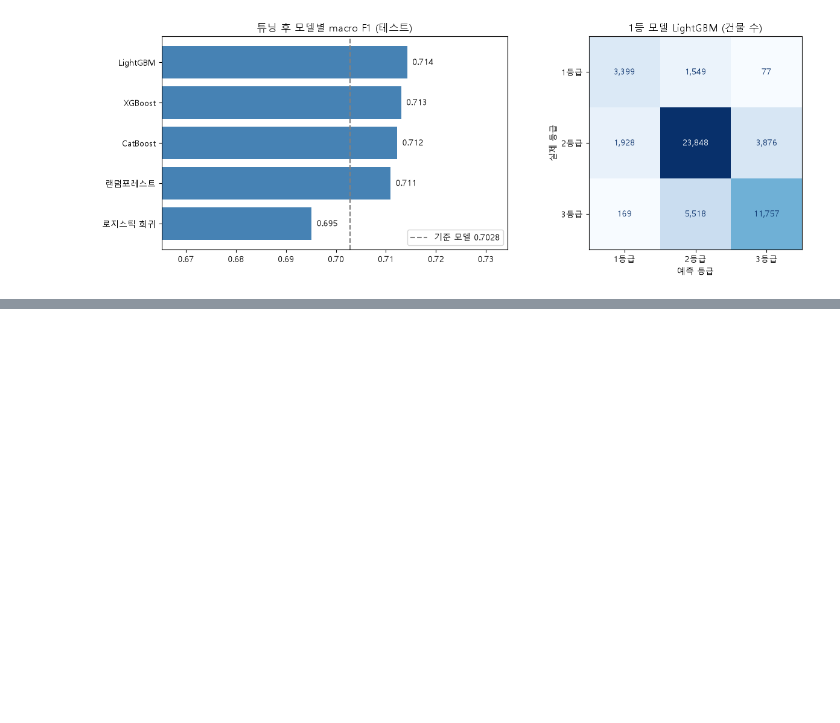
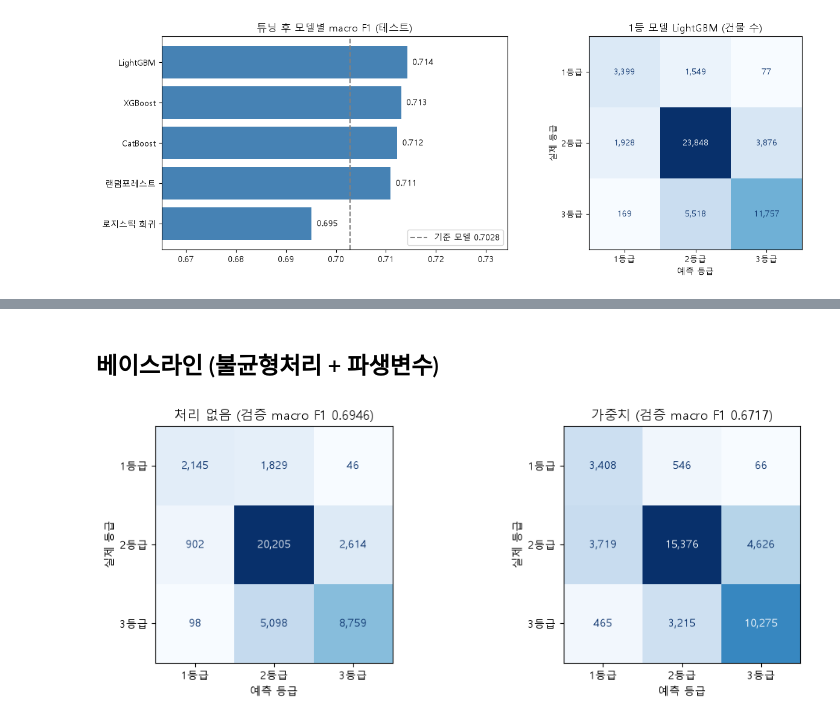
Before and after one commit to Peter-jackson12/earthquake, a Jupyter notebook: 지진.ipynb, the cells around one changed output, grey strips where cells are left out. Drawn from its saved outputs; the diff is of its cells as text; code cells hidden in the pictures; blank space fills up the shorter version.

```diff
--- a/지진.ipynb
+++ b/지진.ipynb
@@ -1527,0 +1719,32 @@ NameError: name 'train' is not defined
+# %% [markdown]
+## 베이스라인 (불균형처리 + 파생변수)
+# %%
+from sklearn.metrics import confusion_matrix, ConfusionMatrixDisplay
+import matplotlib.pyplot as plt
+
+plt.rcParams['font.family'] = 'Malgun Gothic'   # 맥이면 'AppleGothic'
+plt.rcParams['axes.unicode_minus'] = False
+
+
+# 학습 후 검증 데이터 예측값 돌려주기
+def train_and_predict(weights=None):
+    model = XGBClassifier(random_state=SEED)
+    model.fit(X_tr, y_tr, sample_weight=weights)
+    return model.predict(X_val)
+
+
+preds = {'처리 없음': train_and_predict(),
+         '가중치': train_and_predict(compute_sample_weight('balanced', y_tr))}
+
+# 혼동행렬 2개 나란히 (건물 수)
+fig, axes = plt.subplots(1, 2, figsize=(11, 4))
+for ax, (name, pred) in zip(axes, preds.items()):
+    ConfusionMatrixDisplay(confusion_matrix(y_val, pred),
+                           display_labels=['1등급', '2등급', '3등급']).plot(
+        ax=ax, cmap='Blues', values_format=',d', colorbar=False)
+    ax.set_title(f'{name} (검증 macro F1 {f1_score(y_val, pred, average="macro"):.4f})')
+    ax.set_xlabel('예측 등급'); ax.set_ylabel('실제 등급')
+plt.tight_layout()
+plt.show()
+# %% [output]
+[figure, added]
```
Also changed, not shown: parts of 7 cells of this notebook, 8 other files.
